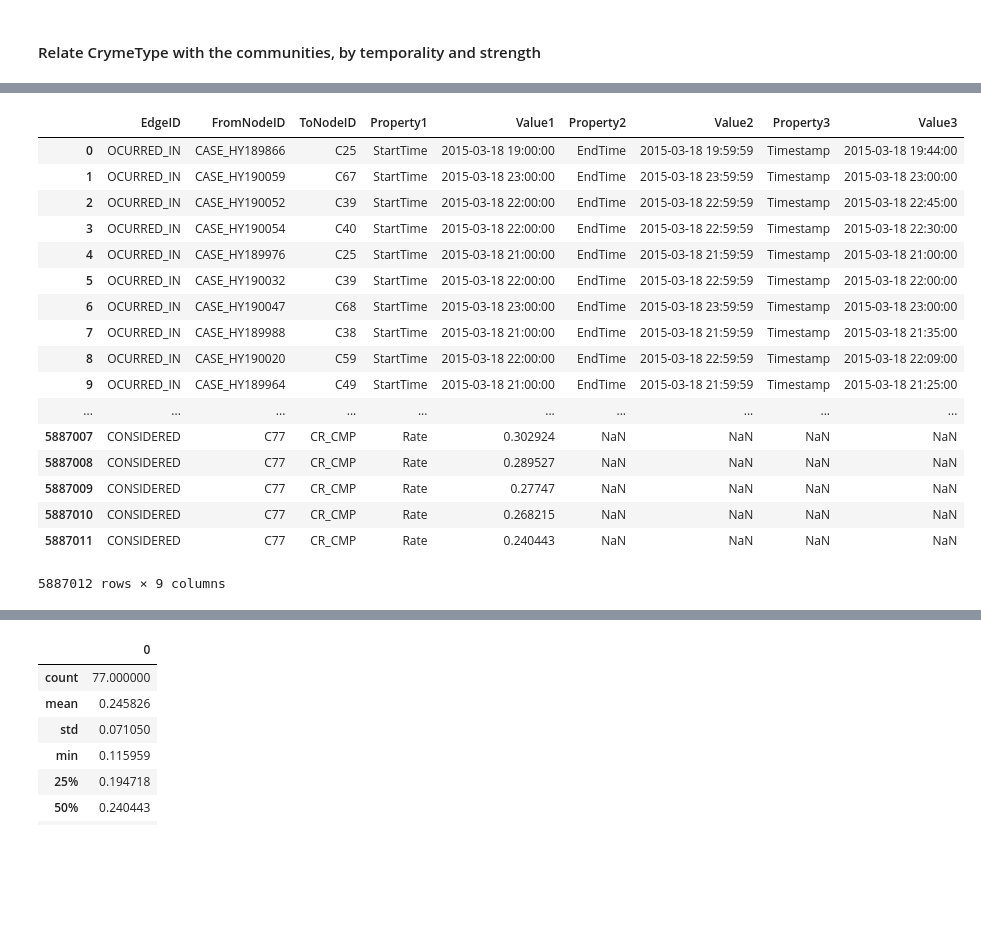
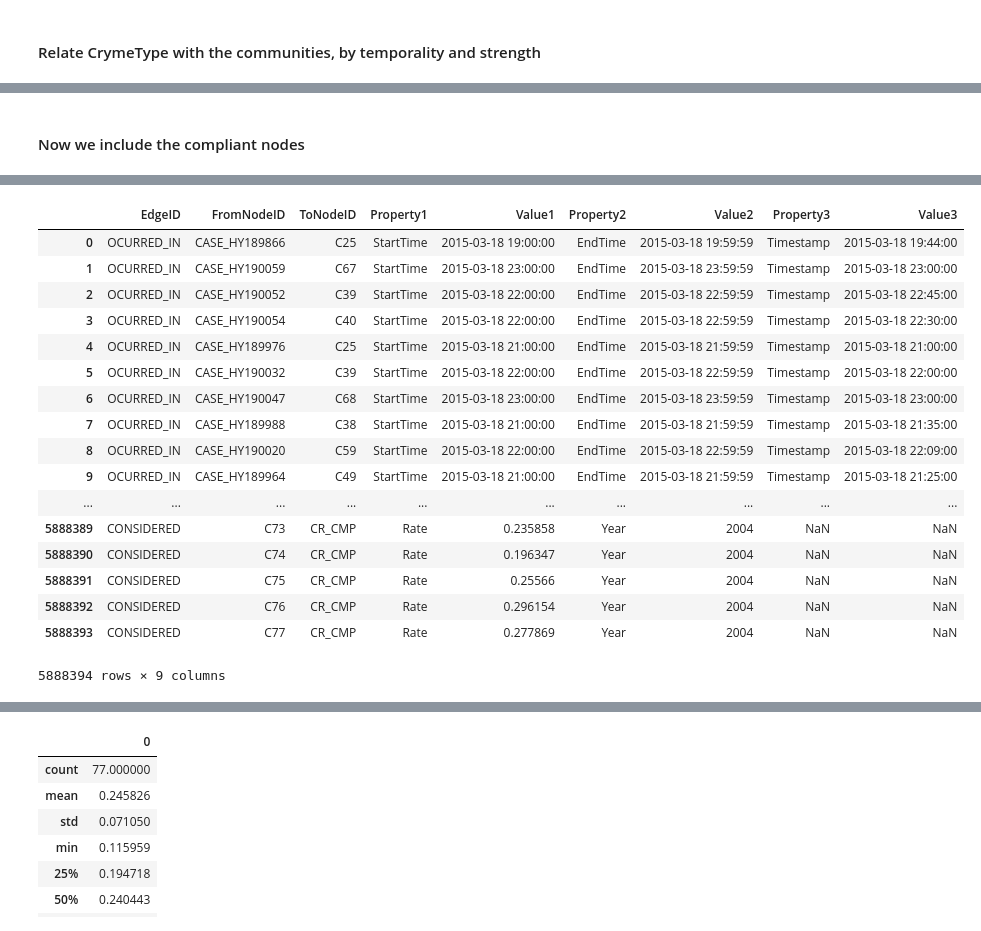
Before and after one commit to gomerudo/tuedataeng, a Jupyter notebook: wrangling/ChicagoCrimes_wrangling.ipynb, the cells around one changed output, grey strips where cells are left out. Drawn from its saved outputs; the diff is of its cells as text; code cells hidden in the pictures; blank space fills up the shorter version.

```diff
--- a/wrangling/ChicagoCrimes_wrangling.ipynb
+++ b/wrangling/ChicagoCrimes_wrangling.ipynb
@@ -307,7 +317,8 @@ import time
 start_time = time.time()
 
 # Get the communities satisfying a given criteria
-communities_criteria = indicators_df[indicators_df['HARDSHIP INDEX'] > 50]
+# communities_criteria = indicators_df[indicators_df['HARDSHIP INDEX'] > 50]
+communities_criteria = indicators_df
 
 for index, row in communities_criteria.iterrows():
     edges_list.append(
@@ -421,9 +432,13 @@ Append to edges data frame took 31.31 sec
+# %% [markdown]
+#### Now we include the compliant nodes
 # %%
 # This cell appends the content. So, if you run it multiple times, you will add multiple times.
 # Proceed carefully...
 
 import time
-edges_list = edges_list
+#edges_list_2 = edges_list.copy()
+# edges_list_2 = []
+
 # Log time
 start_time = time.time()
 
@@ -432,42 +447,47 @@ headers = ["EdgeID", "FromNodeID", "ToNodeID",
            "Property2", "Value2",
            "Property3", "Value3"]
 
-grouped = crimes_df.groupby(['Community Area', 'Arrest']).count()[['ID']]
-grouped
+all_years = crimes_df['Year'].unique()
 
-flag = False
-false_count = 0
-true_count = 0
-rates = []
-for index, row in grouped.iterrows():
-    if flag: # Meaning is the count for "true"
-        true_count = row['ID']
-        rate = true_count/(true_count + false_count)
-        if rate >= 0.240443:
-#             print("Community {}. T vs F: {}-{}. Rate: {}".format(index[0], true_count, false_count, rate ))
+for year in all_years:
+#     print(year)
+
+    grouped = crimes_df[crimes_df['Year'] == year].groupby(['Community Area', 'Arrest']).count()[['ID']]
+    # grouped
+
+    flag = False
+    false_count = 0
+    true_count = 0
+    rates = []
+    for index, row in grouped.iterrows():
+        if flag: # Meaning is the count for "true"
+            true_count = row['ID']
+            rate = true_count/(true_count + false_count)
+    #         if rate >= 0.240443:
+    #             print("Community {}. T vs F: {}-{}. Rate: {}".format(index[0], true_count, false_count, rate ))
             edges_list.append(
                 [
                     "CONSIDERED", # EdgeID
-                    community_to_key(community), # FromNodeID (A community)
+                    community_to_key(index[0]), # FromNodeID (A community)
                     "CR_CMP", # ToNodeID (A crime type)
                     "Rate", # Property1
                     rate, # Value1
-                    np.NaN, # Property2
-                    np.NaN, # Value2
+                    "Year", # Property2
+                    year, # Value2
                     np.NaN, # Property3
                     np.NaN  # Value3
                 ]
             )
 
-        rates.append(rate)
-    else:
-        false_count = row['ID']
-    flag = not flag
+    #         rates.append(rate)
+        else:
+            false_count = row['ID']
+        flag = not flag
 
 
 edges_df = pd.DataFrame(edges_list, columns = headers)
 
-# end_time = time.time()
+end_time = time.time()
 print("Append to edges data frame took {:.2f} sec".format(end_time - start_time))
 
 edges_df
@@ -476,18 +496,18 @@ Append to edges data frame took -518.43 sec
 |  | EdgeID | FromNodeID | ToNodeID | Property1 | Value1 | Property2 | Value2 | Property3 | Value3 |
 | 0 | OCURRED_IN | CASE_HY189866 | C25 | StartTime | 2015-03-18 19:00:00 | EndTime | 2015-03-18 19:59:59 | Timestamp | 2015-03-18 19:44:00 |
 | 1 | OCURRED_IN | CASE_HY190059 | C67 | StartTime | 2015-03-18 23:00:00 | EndTime | 2015-03-18 23:59:59 | Timestamp | 2015-03-18 23:00:00 |
 | 2 | OCURRED_IN | CASE_HY190052 | C39 | StartTime | 2015-03-18 22:00:00 | EndTime | 2015-03-18 22:59:59 | Timestamp | 2015-03-18 22:45:00 |
 | 3 | OCURRED_IN | CASE_HY190054 | C40 | StartTime | 2015-03-18 22:00:00 | EndTime | 2015-03-18 22:59:59 | Timestamp | 2015-03-18 22:30:00 |
 | 4 | OCURRED_IN | CASE_HY189976 | C25 | StartTime | 2015-03-18 21:00:00 | EndTime | 2015-03-18 21:59:59 | Timestamp | 2015-03-18 21:00:00 |
 | 5 | OCURRED_IN | CASE_HY190032 | C39 | StartTime | 2015-03-18 22:00:00 | EndTime | 2015-03-18 22:59:59 | Timestamp | 2015-03-18 22:00:00 |
 | 6 | OCURRED_IN | CASE_HY190047 | C68 | StartTime | 2015-03-18 23:00:00 | EndTime | 2015-03-18 23:59:59 | Timestamp | 2015-03-18 23:00:00 |
 | 7 | OCURRED_IN | CASE_HY189988 | C38 | StartTime | 2015-03-18 21:00:00 | EndTime | 2015-03-18 21:59:59 | Timestamp | 2015-03-18 21:35:00 |
 | 8 | OCURRED_IN | CASE_HY190020 | C59 | StartTime | 2015-03-18 22:00:00 | EndTime | 2015-03-18 22:59:59 | Timestamp | 2015-03-18 22:09:00 |
 | 9 | OCURRED_IN | CASE_HY189964 | C49 | StartTime | 2015-03-18 21:00:00 | EndTime | 2015-03-18 21:59:59 | Timestamp | 2015-03-18 21:25:00 |
 | ... | ... | ... | ... | ... | ... | ... | ... | ... | ... |
-| 5887007 | CONSIDERED | C77 | CR_CMP | Rate | 0.302924 | NaN | NaN | NaN | NaN |
-| 5887008 | CONSIDERED | C77 | CR_CMP | Rate | 0.289527 | NaN | NaN | NaN | NaN |
-| 5887009 | CONSIDERED | C77 | CR_CMP | Rate | 0.27747 | NaN | NaN | NaN | NaN |
-| 5887010 | CONSIDERED | C77 | CR_CMP | Rate | 0.268215 | NaN | NaN | NaN | NaN |
-| 5887011 | CONSIDERED | C77 | CR_CMP | Rate | 0.240443 | NaN | NaN | NaN | NaN |
+| 5888389 | CONSIDERED | C73 | CR_CMP | Rate | 0.235858 | Year | 2004 | NaN | NaN |
+| 5888390 | CONSIDERED | C74 | CR_CMP | Rate | 0.196347 | Year | 2004 | NaN | NaN |
+| 5888391 | CONSIDERED | C75 | CR_CMP | Rate | 0.25566 | Year | 2004 | NaN | NaN |
+| 5888392 | CONSIDERED | C76 | CR_CMP | Rate | 0.296154 | Year | 2004 | NaN | NaN |
+| 5888393 | CONSIDERED | C77 | CR_CMP | Rate | 0.277869 | Year | 2004 | NaN | NaN |
-5887012 rows × 9 columns
+5888394 rows × 9 columns
```
Also changed, not shown: parts of 10 cells of this notebook, 1 other file.
